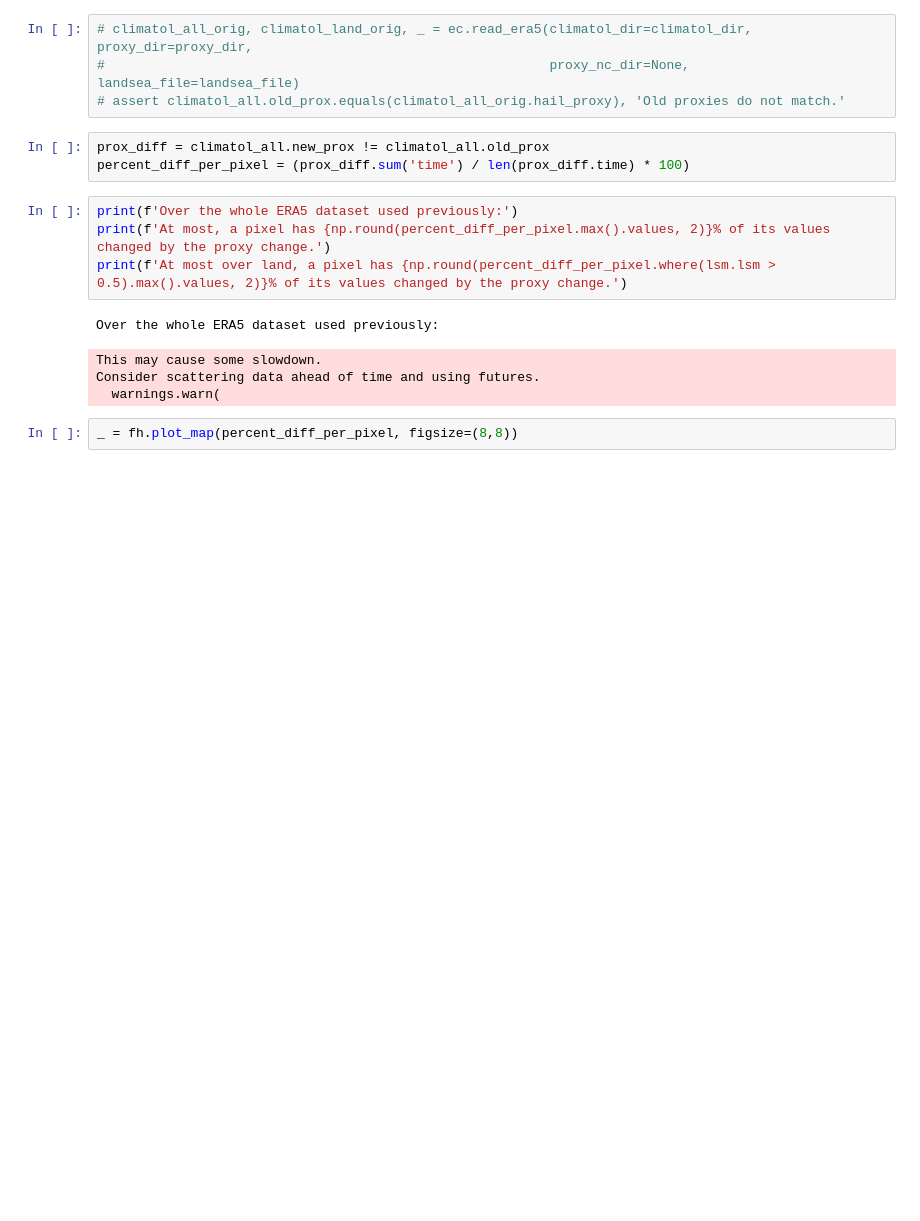
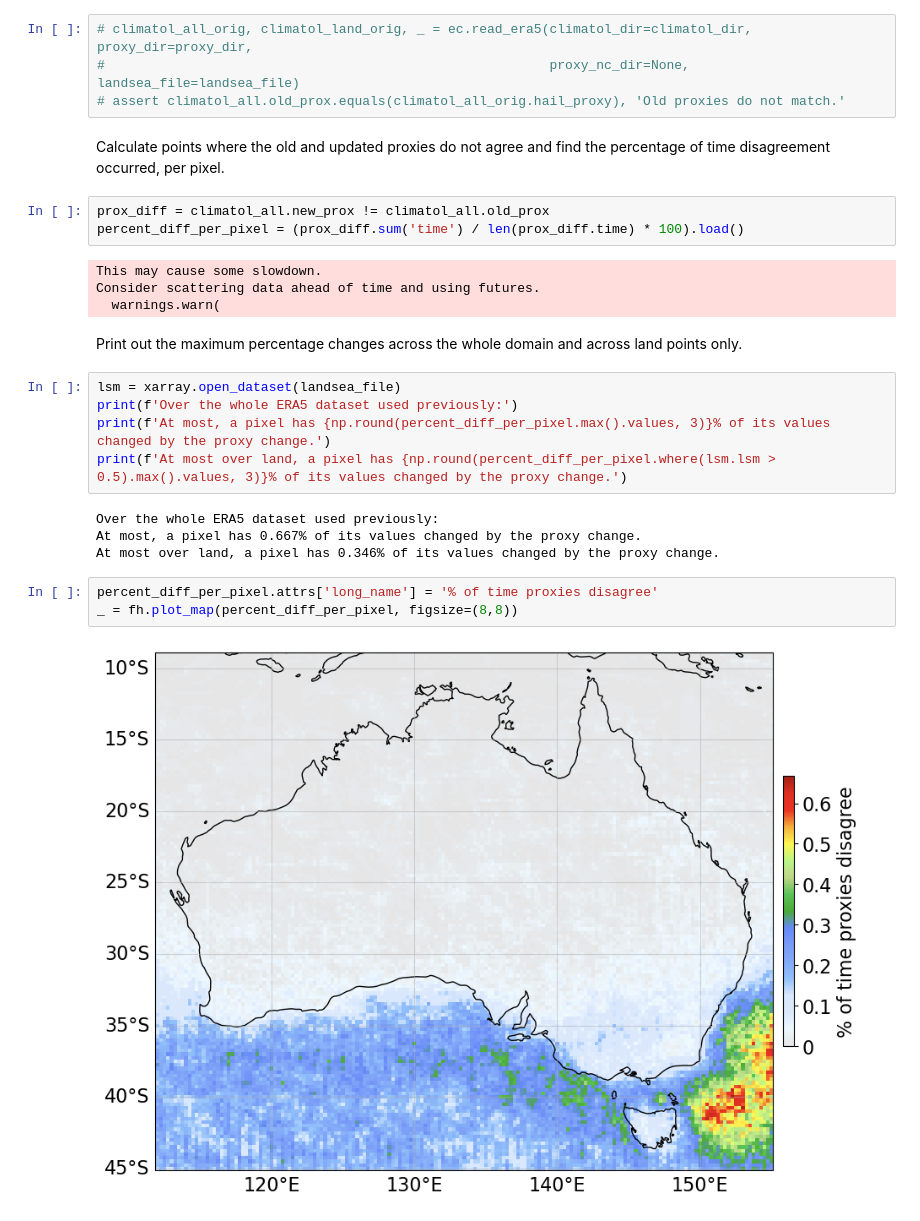
Before and after one commit to traupach/future_hail_global, a Jupyter notebook: analysis/proxy_update.ipynb, the cells around one changed output. Cells and saved outputs as stored; diff of their text form; blank space fills up the shorter version.

Commit message:
Updated proxy update notebook.

```diff
--- a/analysis/proxy_update.ipynb
+++ b/analysis/proxy_update.ipynb
@@ -191,17 +197,28 @@ Uncomment the following cell to check that the old proxy calculation used here m
 # climatol_all_orig, climatol_land_orig, _ = ec.read_era5(climatol_dir=climatol_dir, proxy_dir=proxy_dir,
 #                                                         proxy_nc_dir=None, landsea_file=landsea_file)
 # assert climatol_all.old_prox.equals(climatol_all_orig.hail_proxy), 'Old proxies do not match.'
+# %% [markdown]
+Calculate points where the old and updated proxies do not agree and find the percentage of time disagreement occurred, per pixel.
 # %%
 prox_diff = climatol_all.new_prox != climatol_all.old_prox
-percent_diff_per_pixel = (prox_diff.sum('time') / len(prox_diff.time) * 100)
+percent_diff_per_pixel = (prox_diff.sum('time') / len(prox_diff.time) * 100).load()
+# %% [output]
+This may cause some slowdown.
+Consider scattering data ahead of time and using futures.
+  warnings.warn(
+# %% [markdown]
+Print out the maximum percentage changes across the whole domain and across land points only.
 # %%
+lsm = xarray.open_dataset(landsea_file)
 print(f'Over the whole ERA5 dataset used previously:')
-print(f'At most, a pixel has {np.round(percent_diff_per_pixel.max().values, 2)}% of its values changed by the proxy change.')
-print(f'At most over land, a pixel has {np.round(percent_diff_per_pixel.where(lsm.lsm > 0.5).max().values, 2)}% of its values changed by the proxy change.')
+print(f'At most, a pixel has {np.round(percent_diff_per_pixel.max().values, 3)}% of its values changed by the proxy change.')
+print(f'At most over land, a pixel has {np.round(percent_diff_per_pixel.where(lsm.lsm > 0.5).max().values, 3)}% of its values changed by the proxy change.')
 # %% [output]
 Over the whole ERA5 dataset used previously:
+At most, a pixel has 0.667% of its values changed by the proxy change.
+At most over land, a pixel has 0.346% of its values changed by the proxy change.
-This may cause some slowdown.
-Consider scattering data ahead of time and using futures.
-  warnings.warn(
 # %%
+percent_diff_per_pixel.attrs['long_name'] = '% of time proxies disagree'
 _ = fh.plot_map(percent_diff_per_pixel, figsize=(8,8))
+# %% [output]
+[figure, added]
```
Also changed, not shown: parts of 18 cells of this notebook, 1 other file.
